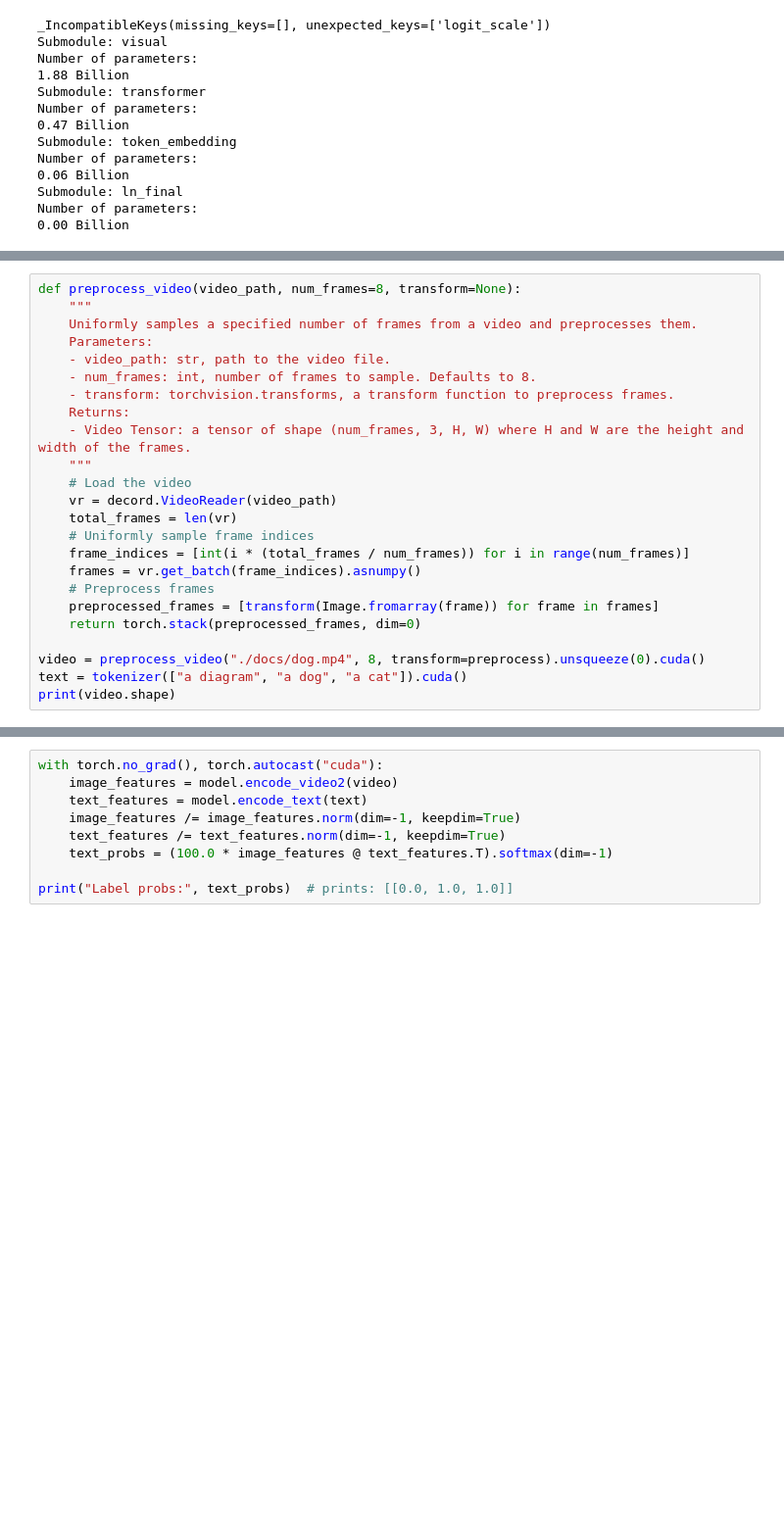
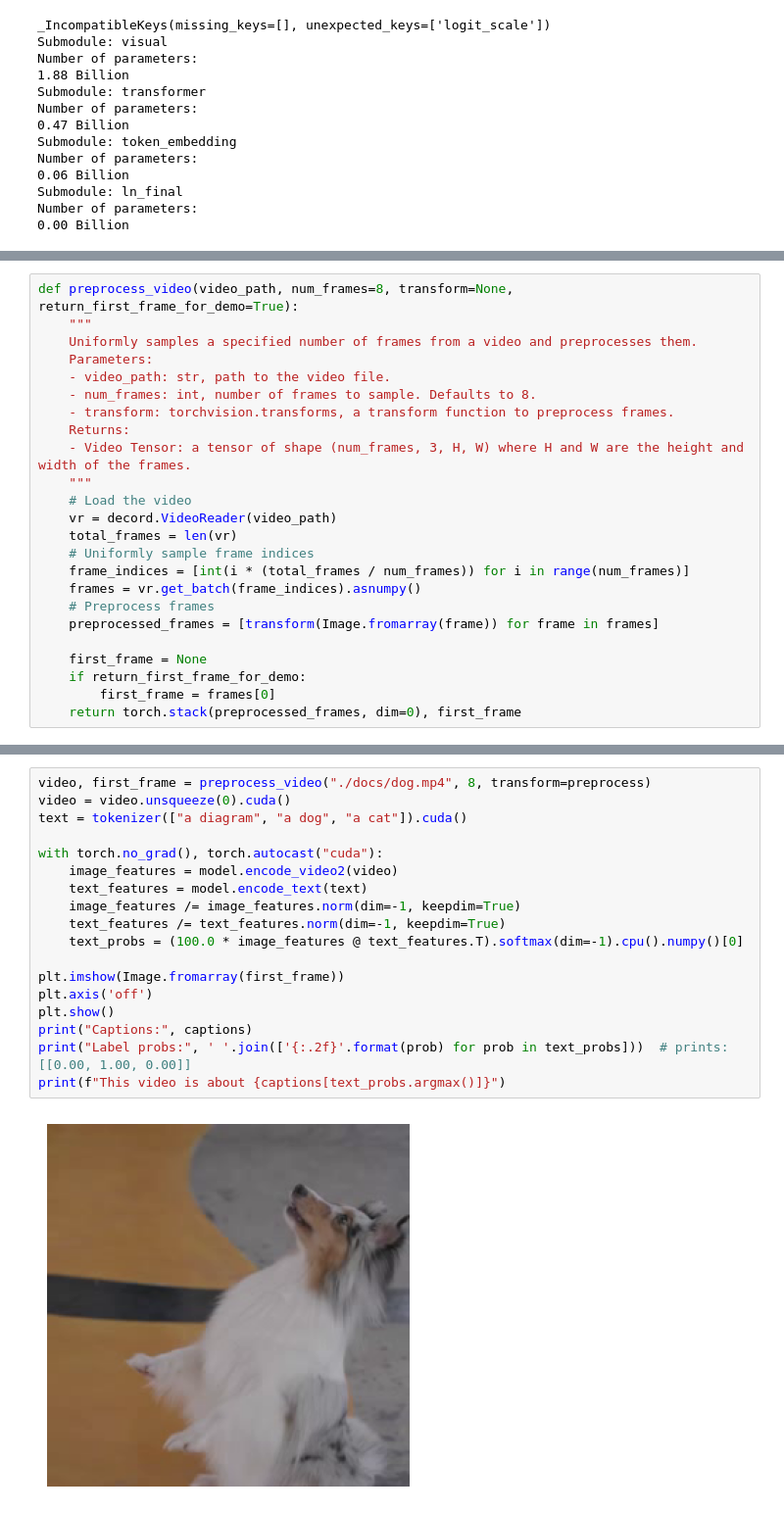
Before and after one commit to berniebear/perception_models_dev, a Jupyter notebook: apps/pe/demo.ipynb, the cells around one changed output, grey strips where cells are left out. Shown at 98% size. Saved outputs shown, nothing was run; the diff lists cells and outputs as text; blank space fills up the shorter version.

```diff
--- a/apps/pe/demo.ipynb
+++ b/apps/pe/demo.ipynb
@@ -41,5 +80,5 @@ Label probs: tensor([[2.1108e-05, 2.3231e-04, 9.9975e-01]], device='cuda:0')
 # %%
-def preprocess_video(video_path, num_frames=8, transform=None):
+def preprocess_video(video_path, num_frames=8, transform=None, return_first_frame_for_demo=True):
     """
     Uniformly samples a specified number of frames from a video and preprocesses them.
     Parameters:
@@ -57,8 +96,8 @@ def preprocess_video(video_path, num_frames=8, transform=None):
     frames = vr.get_batch(frame_indices).asnumpy()
     # Preprocess frames
     preprocessed_frames = [transform(Image.fromarray(frame)) for frame in frames]
-    return torch.stack(preprocessed_frames, dim=0)
 
-video = preprocess_video("./docs/dog.mp4", 8, transform=preprocess).unsqueeze(0).cuda()
-text = tokenizer(["a diagram", "a dog", "a cat"]).cuda()
-print(video.shape)
+    first_frame = None
+    if return_first_frame_for_demo:
+        first_frame = frames[0]
+    return torch.stack(preprocessed_frames, dim=0), first_frame
@@ -67,10 +106,20 @@ torch.Size([1, 8, 3, 448, 448])
 # %%
+video, first_frame = preprocess_video("./docs/dog.mp4", 8, transform=preprocess)
+video = video.unsqueeze(0).cuda()
+text = tokenizer(["a diagram", "a dog", "a cat"]).cuda()
+
 with torch.no_grad(), torch.autocast("cuda"):
     image_features = model.encode_video2(video)
     text_features = model.encode_text(text)
     image_features /= image_features.norm(dim=-1, keepdim=True)
     text_features /= text_features.norm(dim=-1, keepdim=True)
-    text_probs = (100.0 * image_features @ text_features.T).softmax(dim=-1)
+    text_probs = (100.0 * image_features @ text_features.T).softmax(dim=-1).cpu().numpy()[0]
 
-print("Label probs:", text_probs)  # prints: [[0.0, 1.0, 1.0]]
+plt.imshow(Image.fromarray(first_frame))
+plt.axis('off')
+plt.show()
+print("Captions:", captions)
+print("Label probs:", ' '.join(['{:.2f}'.format(prob) for prob in text_probs]))  # prints: [[0.00, 1.00, 0.00]]
+print(f"This video is about {captions[text_probs.argmax()]}")
 # %% [output]
+[figure, added]
```
Also changed, not shown: parts of 11 cells of this notebook.
